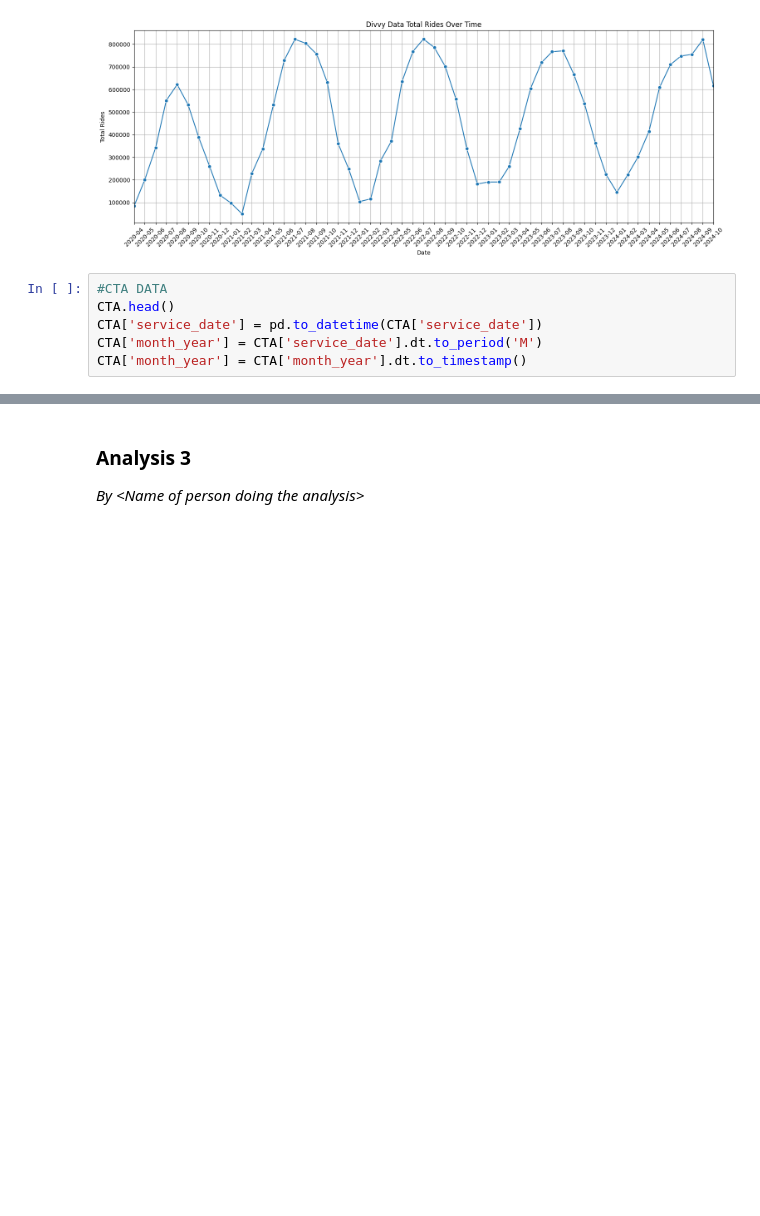
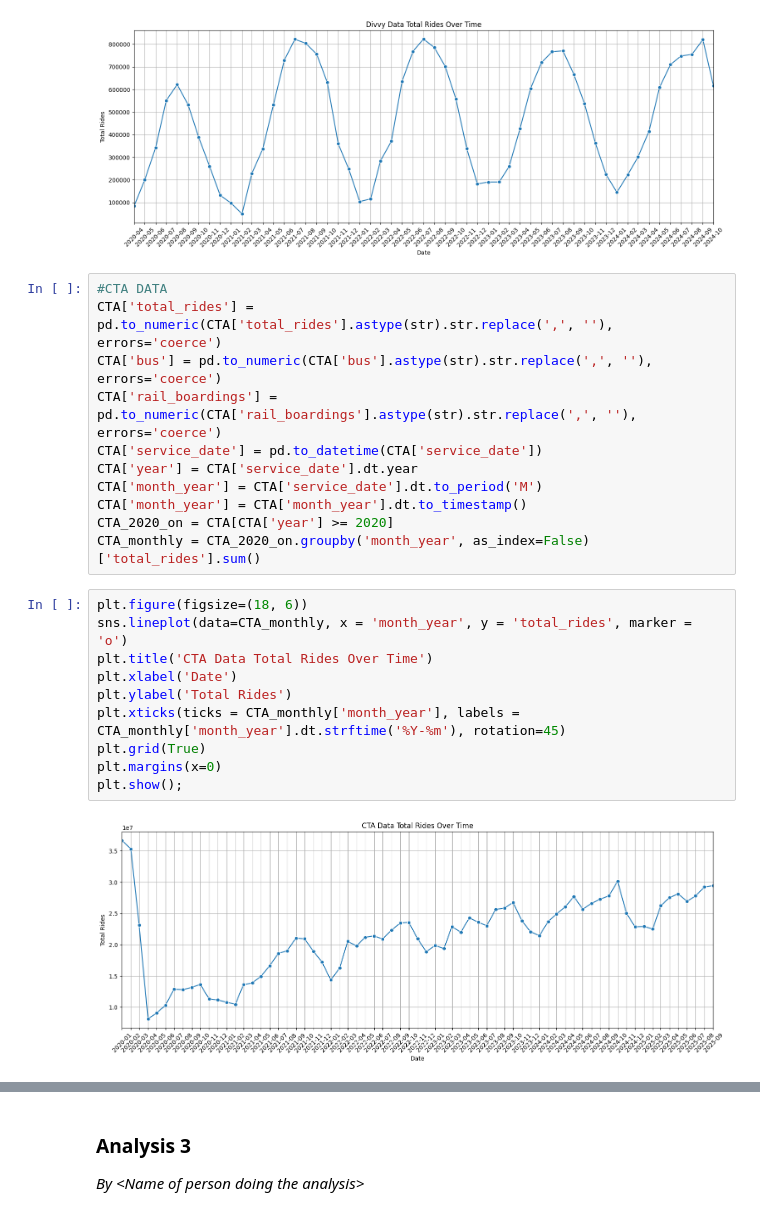
Before and after one commit to JonasGoldberg18/STAT303_Final_Project, a Jupyter notebook: Project Code Template.ipynb, the cells around one changed output, grey strips where cells are left out. Saved outputs shown, nothing was run; the diff lists cells and outputs as text; blank space fills up the shorter version.

```diff
--- a/Project Code Template.ipynb
+++ b/Project Code Template.ipynb
@@ -457,7 +457,24 @@ plt.show();
 [figure]
 # %%
 #CTA DATA
-CTA.head()
+CTA['total_rides'] = pd.to_numeric(CTA['total_rides'].astype(str).str.replace(',', ''), errors='coerce')
+CTA['bus'] = pd.to_numeric(CTA['bus'].astype(str).str.replace(',', ''), errors='coerce')
+CTA['rail_boardings'] = pd.to_numeric(CTA['rail_boardings'].astype(str).str.replace(',', ''), errors='coerce')
 CTA['service_date'] = pd.to_datetime(CTA['service_date'])
+CTA['year'] = CTA['service_date'].dt.year
 CTA['month_year'] = CTA['service_date'].dt.to_period('M')
 CTA['month_year'] = CTA['month_year'].dt.to_timestamp()
+CTA_2020_on = CTA[CTA['year'] >= 2020]
+CTA_monthly = CTA_2020_on.groupby('month_year', as_index=False)['total_rides'].sum()
+# %%
+plt.figure(figsize=(18, 6))
+sns.lineplot(data=CTA_monthly, x = 'month_year', y = 'total_rides', marker = 'o')
+plt.title('CTA Data Total Rides Over Time')
+plt.xlabel('Date')
+plt.ylabel('Total Rides')
+plt.xticks(ticks = CTA_monthly['month_year'], labels = CTA_monthly['month_year'].dt.strftime('%Y-%m'), rotation=45)
+plt.grid(True)
+plt.margins(x=0)
+plt.show();
+# %% [output]
+[figure, added]
```
Also changed, not shown: parts of 3 cells of this notebook.
